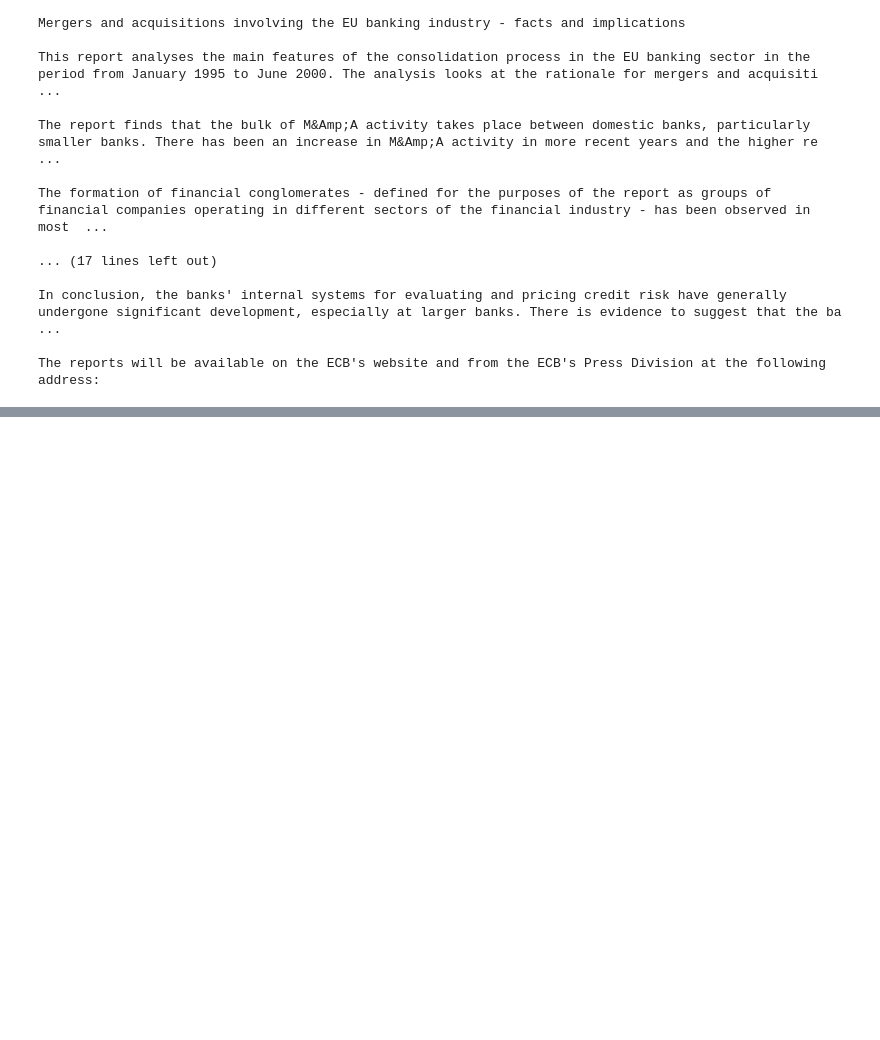
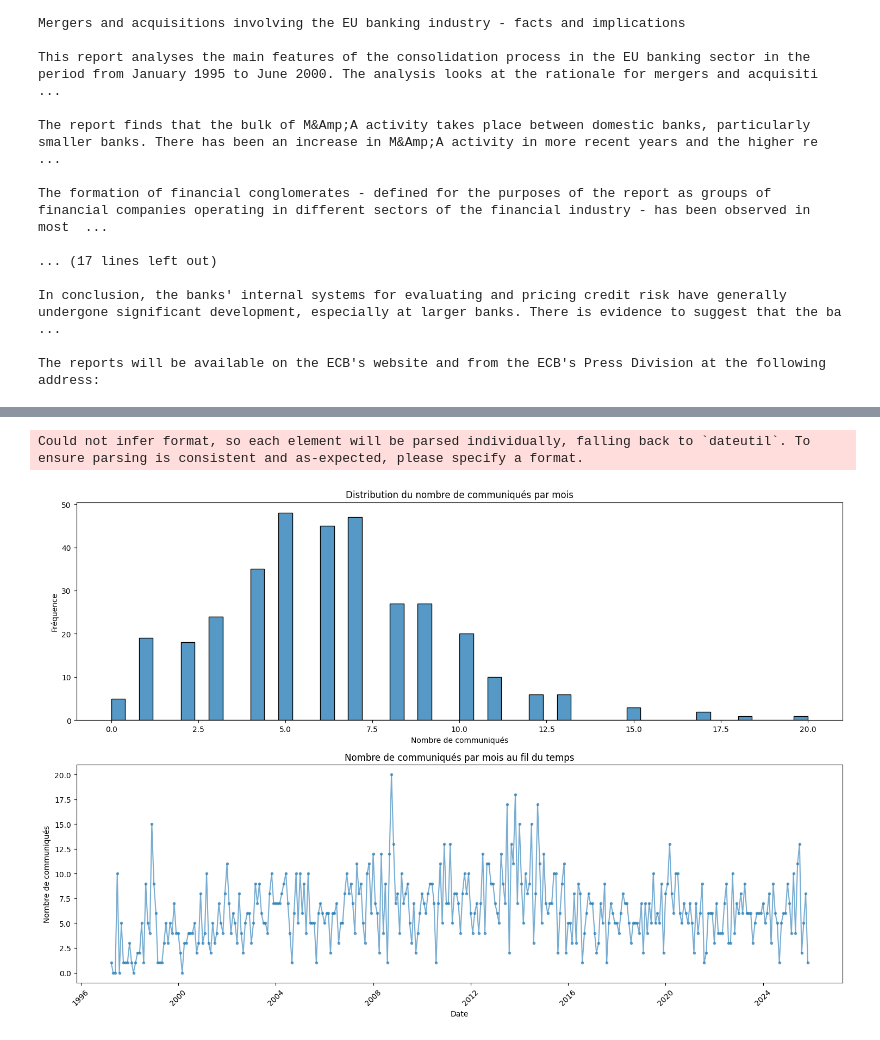
Before and after one commit to amjn480/project_ml_pm_vautrin_jean, a Jupyter notebook: main.ipynb, the cells around one changed output, grey strips where cells are left out. Saved outputs shown, nothing was run; the diff lists cells and outputs as text; code cells hidden in the pictures; blank space fills up the shorter version.

```diff
--- a/main.ipynb
+++ b/main.ipynb
@@ -425,0 +735,72 @@ The reports will be available on the ECB's website and from the ECB's Press Divi
+# %%
+# Convertir la colonne Date en datetime
+df['Date'] = pd.to_datetime(df['Date'], dayfirst=True, errors='coerce')
+
+# Créer une colonne mois (YYYY-MM)
+df['YearMonth'] = df['Date'].dt.strftime('%Y-%m')
+
+# Grouper par mois
+monthly_stats = df.groupby('YearMonth').agg({
+    'len_text': ['count', 'mean'],
+    'negativity': 'mean'
+}).reset_index()
+
+# Aplatir les colonnes multi-index
+monthly_stats.columns = ['YearMonth'] + [
+    f"{col[0]}_{col[1]}" if isinstance(col, tuple) else col
+    for col in monthly_stats.columns[1:]
+]
+
+# Créer un DataFrame avec tous les mois possibles (début de mois)
+start_month = df['Date'].min().replace(day=1)
+end_month = df['Date'].max().replace(day=1)
+all_months = pd.date_range(start=start_month, end=end_month, freq='MS')
+all_months_df = pd.DataFrame({
+    'Date': all_months,
+    'YearMonth': all_months.strftime('%Y-%m')
+})
+
+# Fusionner avec les statistiques existantes
+full_stats_month = all_months_df.merge(
+    monthly_stats,
+    on='YearMonth',
+    how='left'
+)
+full_stats_month = full_stats_month.sort_values('Date')
+
+# Remplacer les NaN par 0 pour le count
+full_stats_month['len_text_count'] = full_stats_month['len_text_count'].fillna(0)
+
+# Tracés : histogramme + évolution temporelle (mensuelle)
+fig, (ax1, ax2) = plt.subplots(2, 1, figsize=(15, 10))
+
+sns.histplot(
+    data=full_stats_month,
+    x='len_text_count',
+    bins=50,
+    ax=ax1
+)
+ax1.set_title('Distribution du nombre de communiqués par mois')
+ax1.set_xlabel('Nombre de communiqués')
+ax1.set_ylabel('Fréquence')
+
+ax2.plot(
+    full_stats_month['Date'],
+    full_stats_month['len_text_count'],
+    marker='.',
+    linestyle='-',
+    alpha=0.6
+)
+ax2.set_title('Nombre de communiqués par mois au fil du temps')
+ax2.set_xlabel('Date')
+ax2.set_ylabel('Nombre de communiqués')
+ax2.tick_params(axis='x', rotation=45)
+
+plt.tight_layout()
+plt.show()
+
+print('\nStatistiques descriptives:')
+print(full_stats_month['len_text_count'].describe())
+# %% [output]
+Could not infer format, so each element will be parsed individually, falling back to `dateutil`. To ensure parsing is consistent and as-expected, please specify a format.
+[figure, added]
```
Also changed, not shown: parts of 8 cells of this notebook, 1 other file.
